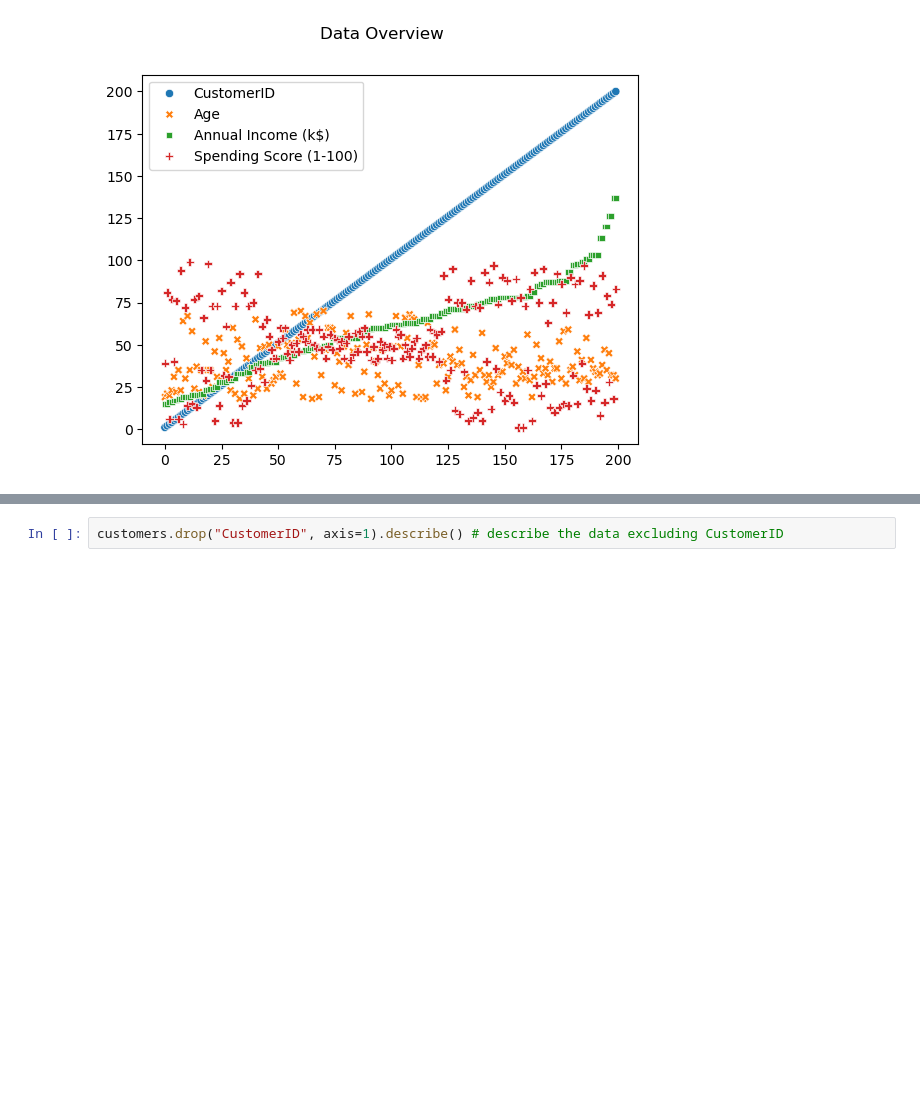
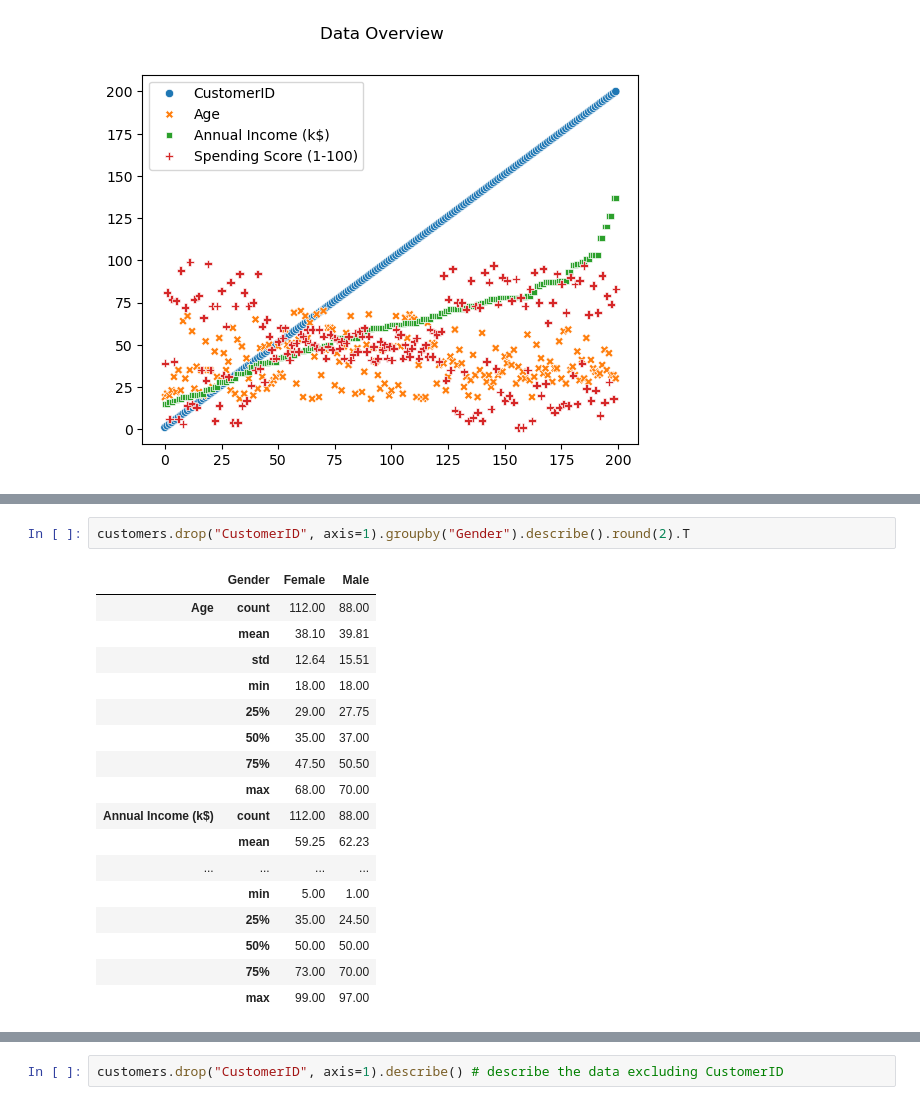
Before and after one commit to thaopham98/DataScience, a Jupyter notebook: python_analysis/A8-K-Means.ipynb, the cells around one changed output, grey strips where cells are left out. Saved outputs shown, nothing was run; the diff lists cells and outputs as text; blank space fills up the shorter version.

```diff
--- a/python_analysis/A8-K-Means.ipynb
+++ b/python_analysis/A8-K-Means.ipynb
@@ -70,0 +73,20 @@ plt.show()
+# %%
+customers.drop("CustomerID", axis=1).groupby("Gender").describe().round(2).T
+# %% [output]
+|  | Gender | Female | Male |
+| Age | count | 112.00 | 88.00 |
+|  | mean | 38.10 | 39.81 |
+|  | std | 12.64 | 15.51 |
+|  | min | 18.00 | 18.00 |
+|  | 25% | 29.00 | 27.75 |
+|  | 50% | 35.00 | 37.00 |
+|  | 75% | 47.50 | 50.50 |
+|  | max | 68.00 | 70.00 |
+| Annual Income (k$) | count | 112.00 | 88.00 |
+|  | mean | 59.25 | 62.23 |
+| ... | ... | ... | ... |
+|  | min | 5.00 | 1.00 |
+|  | 25% | 35.00 | 24.50 |
+|  | 50% | 50.00 | 50.00 |
+|  | 75% | 73.00 | 70.00 |
+|  | max | 99.00 | 97.00 |
```
Also changed, not shown: parts of 8 cells of this notebook.
